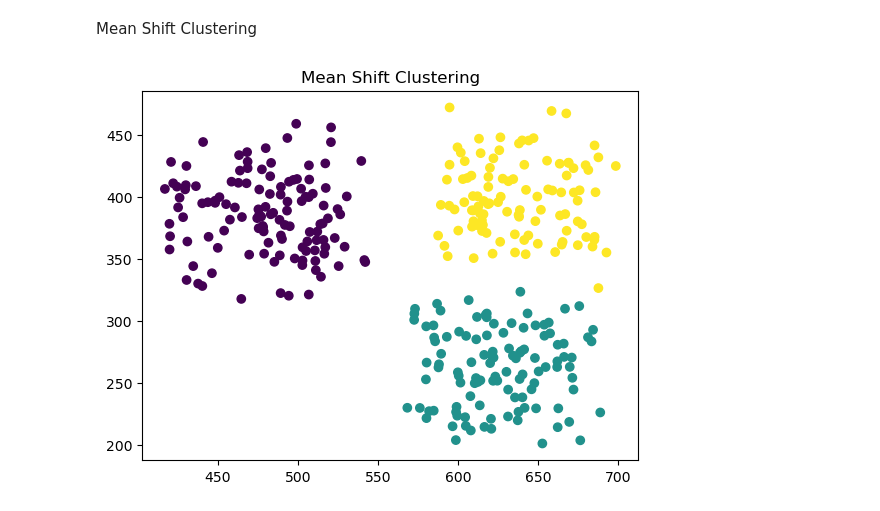
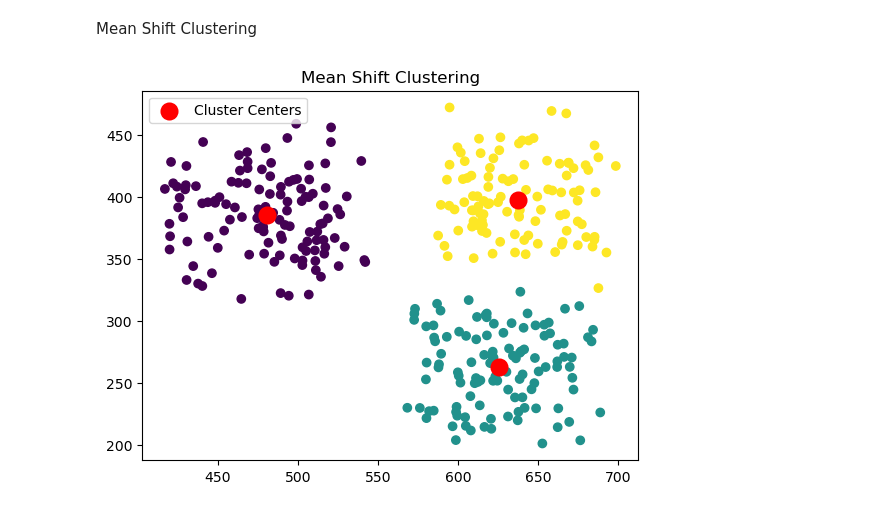
Before and after one commit to AIdjis/Clustering, a Jupyter notebook: code.ipynb, the cells around one changed output. Cells and saved outputs as stored; diff of their text form; code cells hidden in the pictures.

Commit message:
add mean shift clustering

```diff
--- a/code.ipynb
+++ b/code.ipynb
@@ -155,11 +155,14 @@ plt.show()
 Mean Shift Clustering
 # %%
 # initialize and fit the MeanShift model
-mean_shift = MeanShift()
+mean_shift = MeanShift(bin_seeding=True)
 model = mean_shift.fit(data)
 # %%
 plt.scatter(data['X'], data['Y'], c=mean_shift.labels_)
 plt.title('Mean Shift Clustering')
+plt.scatter(model.cluster_centers_[:, 0], model.cluster_centers_[:, 1],
+            c='red', marker='o', s=100, linewidths=3, label='Cluster Centers')
+plt.legend()
 plt.show()
 # %% [output]
-[figure, old version]
+[figure, new version]
```
